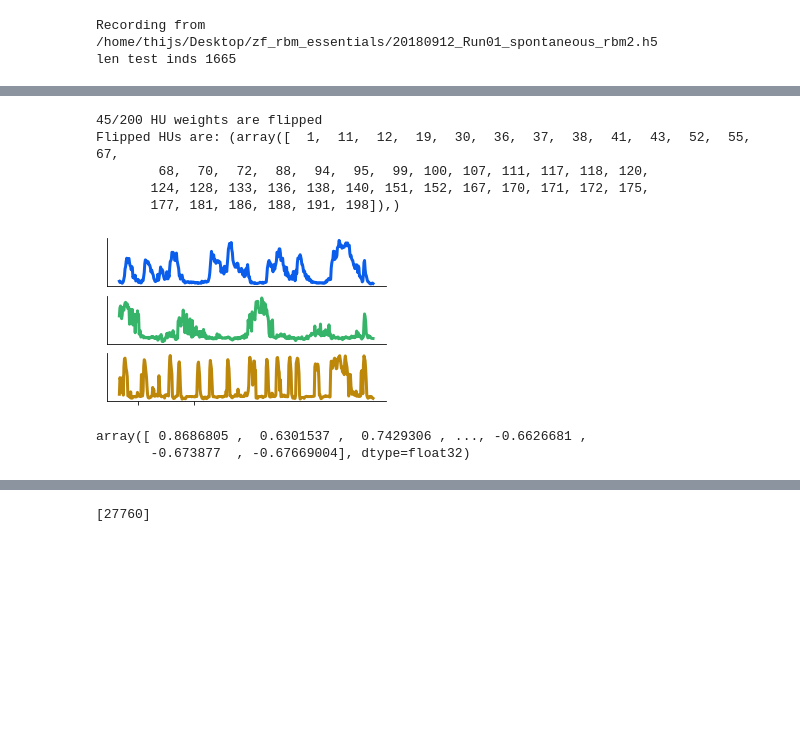
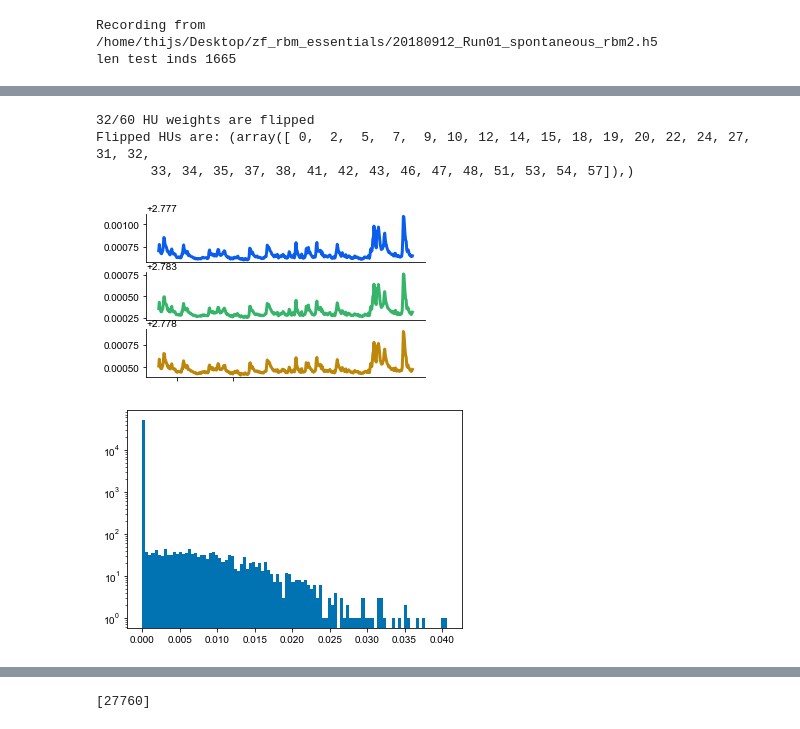
Before and after one commit to vdplasthijs/zf-rbm, a Jupyter notebook: figure_notebooks/fig_methods_intro.ipynb, the cells around one changed output, grey strips where cells are left out. Saved outputs shown, nothing was run; the diff lists cells and outputs as text; code cells hidden in the pictures; blank space fills up the shorter version.

```diff
--- a/figure_notebooks/fig_methods_intro.ipynb
+++ b/figure_notebooks/fig_methods_intro.ipynb
@@ -53,21 +53,20 @@ if save_fig:
 # %%
-rbm_path = '/media/thijs/hooghoudt/new_sweep_april20/RBM_sweep_reruns/RBM3_20180912-Run01-spontaneous-rbm2_wb_test-segs-267-nseg10_M200_l1-2e-02_duration208093s_timestamp2020-05-16-0844.data'
+# rbm_path = '/media/thijs/hooghoudt/new_sweep_april20/RBM_sweep_reruns/RBM3_20180912-Run01-spontaneous-rbm2_wb_test-segs-267-nseg10_M200_l1-2e-02_duration208093s_timestamp2020-05-16-0844.data'
+rbm_path = '/media/thijs/hooghoudt/new_sweep_april20/RBM_sweep_combined/RBM3_20180912-Run01-spontaneous-rbm2_wb_test-segs-267-nseg10_M60_l1-2e-01_duration170183s_timestamp2020-04-28-0607.data'
 hu_assert = [1,  11,  12,  19,  30,  36,  37,  38,  41,  43,  52,  55,  67, 68,  70,  72,  88,  94,  95,  99, 100, 107, 111, 117, 118, 120, 124, 128, 133, 136, 138, 140, 151, 152, 167, 170, 171, 172, 175, 177, 181, 186, 188, 191, 198]  # HUs that sholud be swapped
 tmp_RBM = pickle.load(open(rbm_path, 'rb'))
-RBM = ssrbm.swap_sign_RBM(RBM=tmp_RBM, verbose=2, assert_hu_inds=hu_assert)
+RBM = ssrbm.swap_sign_RBM(RBM=tmp_RBM, verbose=2, assert_hu_inds=None)#hu_assert)
 
 hu_act_test = np.transpose(RBM.mean_hiddens(test_data['wb'].T))
-ol = af.opt_leaf(hu_act_test)
+ol, _ = af.opt_leaf(hu_act_test)
 hu_act_test_remap = hu_act_test[ol, :]
 
 hu_act_train = np.transpose(RBM.mean_hiddens(train_data['wb'].T))
 hu_act_train_remap = hu_act_train[ol, :]
 # %% [output]
-45/200 HU weights are flipped
-Flipped HUs are: (array([  1,  11,  12,  19,  30,  36,  37,  38,  41,  43,  52,  55,  67,
-        68,  70,  72,  88,  94,  95,  99, 100, 107, 111, 117, 118, 120,
-       124, 128, 133, 136, 138, 140, 151, 152, 167, 170, 171, 172, 175,
-       177, 181, 186, 188, 191, 198]),)
+32/60 HU weights are flipped
+Flipped HUs are: (array([ 0,  2,  5,  7,  9, 10, 12, 14, 15, 18, 19, 20, 22, 24, 27, 31, 32,
+       33, 34, 35, 37, 38, 41, 42, 43, 46, 47, 48, 51, 53, 54, 57]),)
 # %%
 ## HU activity
 ## spike raster
@@ -75,38 +74,39 @@ save_fig = False
 plot_labels = False
 plot_ref = True
 freq = 1 / np.mean(np.diff(rec.time))
 
-hu_inds = [78, 3, 70]
+# hu_inds = [78, 3, 70]
+hu_inds = [ 10, 22, 34]
 hu_colours = ['#0b5eeb', '#36b469', '#bd870a']
 time_slice = slice(1450, 1900)
 
 fig, ax = plt.subplots(3, 1, figsize=(5, 3))
 
 
 for i_mu, mu in enumerate(hu_inds):
     ax[i_mu].plot(hu_act_train_remap[mu, :][time_slice], linewidth=3, c=hu_colours[i_mu])
 
     if plot_labels:
         ax[i_mu].set_xticks([x * int(20 * freq) for x in range(4)])
         ax[i_mu].set_xticklabels((np.round(ax[i_mu].get_xticks() / freq)).astype('int'),
                                   rotation=0)
         ax[i_mu].set_xlabel('Time (s)')
         ax[i_mu].set_ylabel('HUs')
     else:
-        ax[i_mu].set_yticks([])
+#         ax[i_mu].set_yticks([])
         if plot_ref and i_mu == 2:
             ax[i_mu].set_xticks([int(10* freq), int(40 * freq)])
             ax[i_mu].set_xticklabels(['', ''])
         else:
             ax[i_mu].set_xticks([])
     ax[i_mu].spines['top'].set_visible(False)
     ax[i_mu].spines['right'].set_visible(False)
 if save_fig:
     plt.savefig('/home/thijs/repos/zf-rbm/figures/figure_intro/hu_activity_example.svg', bbox_to_inches='tight')
 # %% [output]
-[figure, old version]
+[figure, new version]
-# %%
-hu_act_train_remap[mu, :]#[:, time_slice]
-# %% [output]
-array([ 0.8686805 ,  0.6301537 ,  0.7429306 , ..., -0.6626681 ,
-       -0.673877  , -0.67669004], dtype=float32)
+# %%
+plt.hist(RBM.weights.mean(0), bins=100);
+plt.yscale('log')
+# %% [output]
+[figure, added]
```
Also changed, not shown: parts of 2 cells of this notebook, 15 other files.
